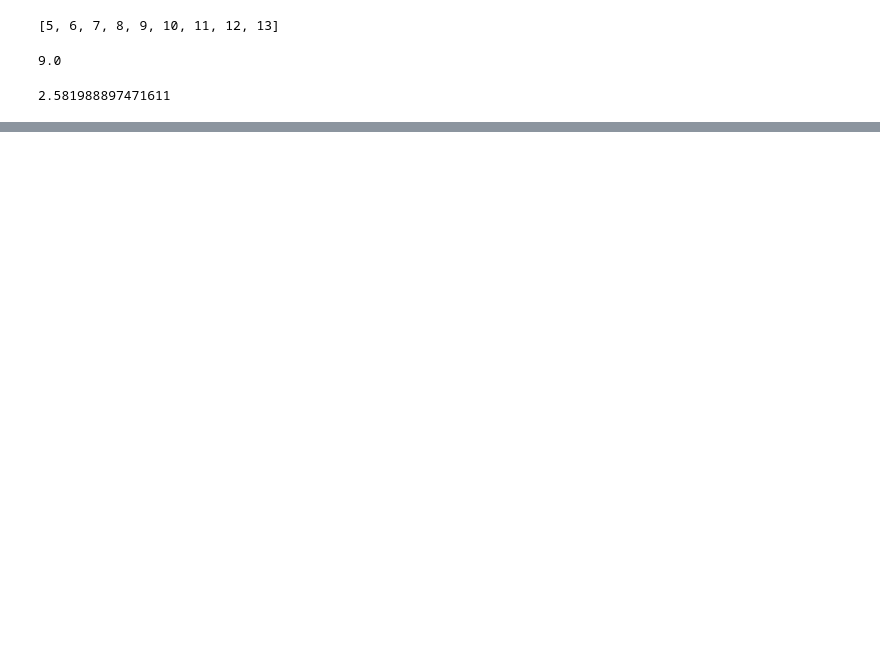
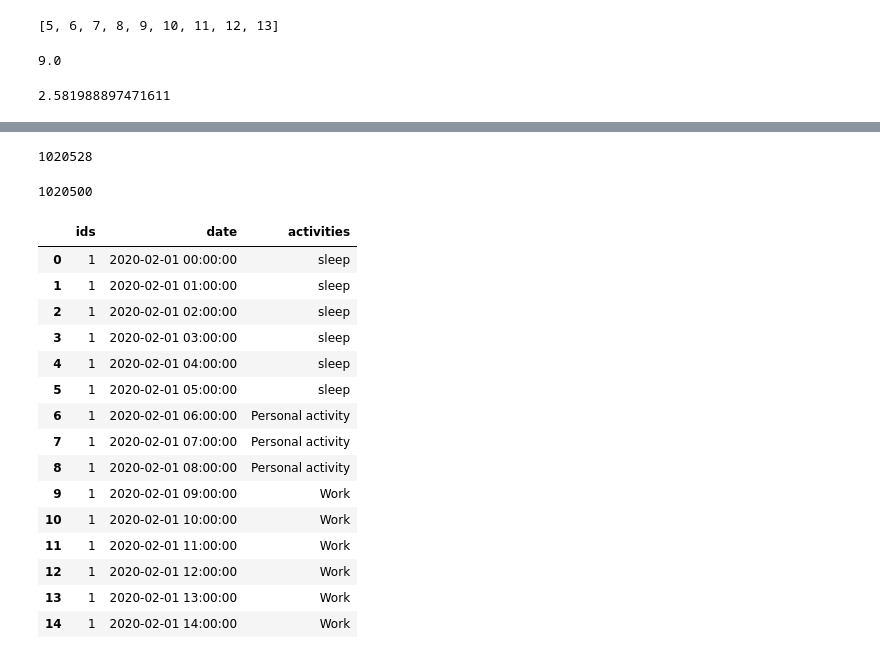
Before and after one commit to gbagatini/Microsoft_hackathon, a Jupyter notebook: Data_start.ipynb, the cells around one changed output, grey strips where cells are left out. Drawn from its saved outputs; the diff is of its cells as text; code cells hidden in the pictures; blank space fills up the shorter version.

```diff
--- a/Data_start.ipynb
+++ b/Data_start.ipynb
@@ -138,0 +259,36 @@ activities_table.loc[activities_table["ids"] == 10]
+# %%
+factor = round(shape_table/len_total_list)
+# %%
+total_list = total_list*factor
+# %%
+len(total_list)
+# %% [output]
+1020528
+# %%
+for i in range(-28,0):
+    total_list.pop(-1)
+# %%
+len(total_list)
+# %% [output]
+1020500
+# %%
+activities_table["activities"] = total_list
+# %%
+activities_table.head(15)
+# %% [output]
+|  | ids | date | activities |
+| 0 | 1 | 2020-02-01 00:00:00 | sleep |
+| 1 | 1 | 2020-02-01 01:00:00 | sleep |
+| 2 | 1 | 2020-02-01 02:00:00 | sleep |
+| 3 | 1 | 2020-02-01 03:00:00 | sleep |
+| 4 | 1 | 2020-02-01 04:00:00 | sleep |
+| 5 | 1 | 2020-02-01 05:00:00 | sleep |
+| 6 | 1 | 2020-02-01 06:00:00 | Personal activity |
+| 7 | 1 | 2020-02-01 07:00:00 | Personal activity |
+| 8 | 1 | 2020-02-01 08:00:00 | Personal activity |
+| 9 | 1 | 2020-02-01 09:00:00 | Work |
+| 10 | 1 | 2020-02-01 10:00:00 | Work |
+| 11 | 1 | 2020-02-01 11:00:00 | Work |
+| 12 | 1 | 2020-02-01 12:00:00 | Work |
+| 13 | 1 | 2020-02-01 13:00:00 | Work |
+| 14 | 1 | 2020-02-01 14:00:00 | Work |
```
Also changed, not shown: parts of 39 cells of this notebook, 2 other files.
